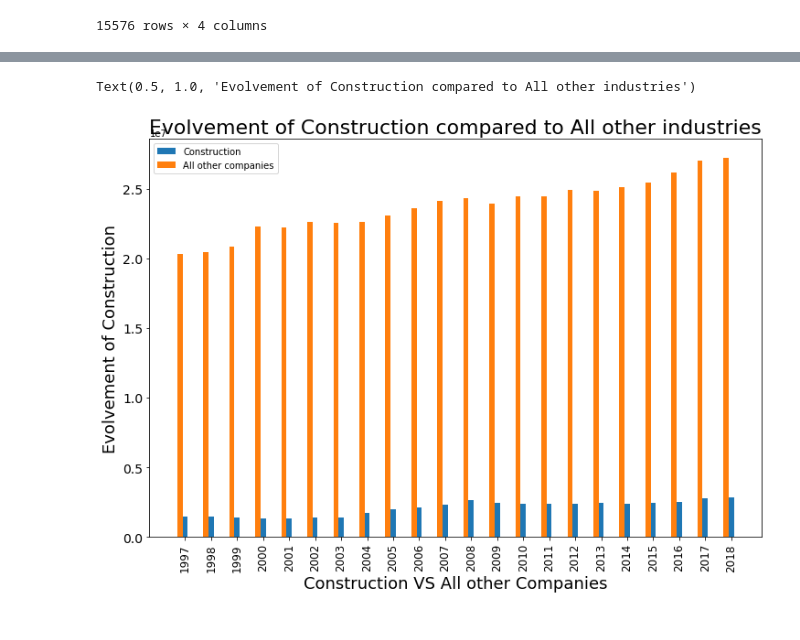
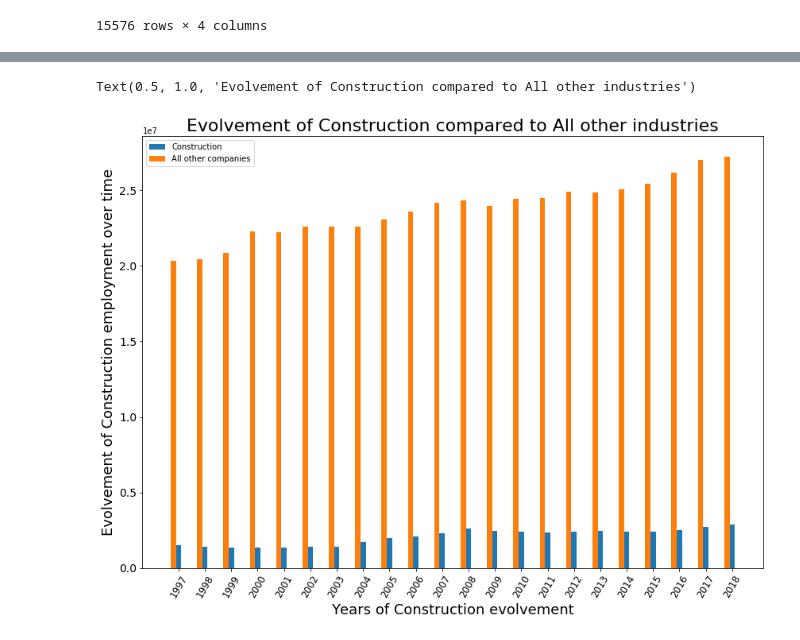
Before and after one commit to Hotlynn2/SERIES-ANALYSIS-OF-NAICS, a Jupyter notebook: Time Analysis Series.ipynb, the cells around one changed output, grey strips where cells are left out. Cells and saved outputs as stored; diff of their text form; code cells hidden in the pictures.

```diff
--- a/Time Analysis Series.ipynb
+++ b/Time Analysis Series.ipynb
@@ -3345,29 +3345,29 @@ SYEAR
 2018    27220250
 Name: Employment, dtype: int64
 # %%
-plt.figure(figsize=(12,8))
+plt.figure(figsize=(14,10))
 x_industries = ['1997', '1998', '1999', '2000', '2001', '2002', '2003', '2004', '2005', '2006', '2007', '2008', '2009',
                 '2010', '2011', '2012', '2013', '2014', '2015', '2016', '2017', '2018']
 x_indexes = np.arange(len(x_industries))
 width = 0.20
 
 
 y_construction = [1489750, 1424750, 1363500, 1345750, 1347250, 1401500, 1412000, 1705000, 1989000, 2097000, 2301000, 2616750,
                  2444750, 2380750, 2365750, 2383250, 2453000, 2406500, 2417750, 2536000, 2743250, 2860750]
 plt.bar(x_indexes, y_construction, width = width, label = 'Construction')
 
 
 y_other = [20344750, 20454250, 20863000, 22305750, 22218750, 22602000, 22585750, 22602000, 23088750, 23592500, 24161500,
            24339750, 23966000, 24443500, 24485750, 24895000, 24865750, 25087750, 25415500, 26156250, 27012500, 27220250]
 plt.bar(x_indexes - width, y_other, width = width ,label = 'All other companies')
 
 
 plt.legend()
-plt.xlabel('Construction VS All other Companies', fontsize=18)
-plt.xticks(ticks = x_indexes, labels = x_industries, fontsize = 12, rotation = 90)
-plt.ylabel('Evolvement of Construction', fontsize=18)
+plt.xlabel('Years of Construction evolvement', fontsize=18)
+plt.xticks(ticks = x_indexes, labels = x_industries, fontsize = 12, rotation = 60)
+plt.ylabel('Evolvement of Construction employment over time', fontsize=18)
 plt.yticks(fontsize = 14)
 plt.title('Evolvement of Construction compared to All other industries', fontsize=22)
 # %% [output]
 Text(0.5, 1.0, 'Evolvement of Construction compared to All other industries')
-[figure, old version]
+[figure, new version]
```
